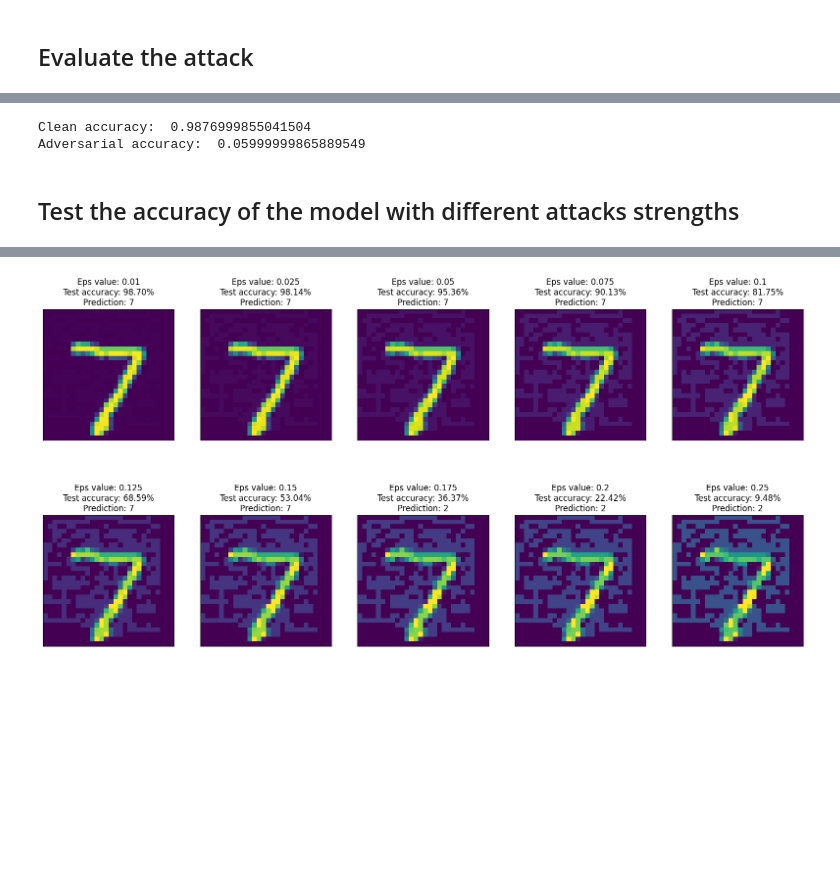
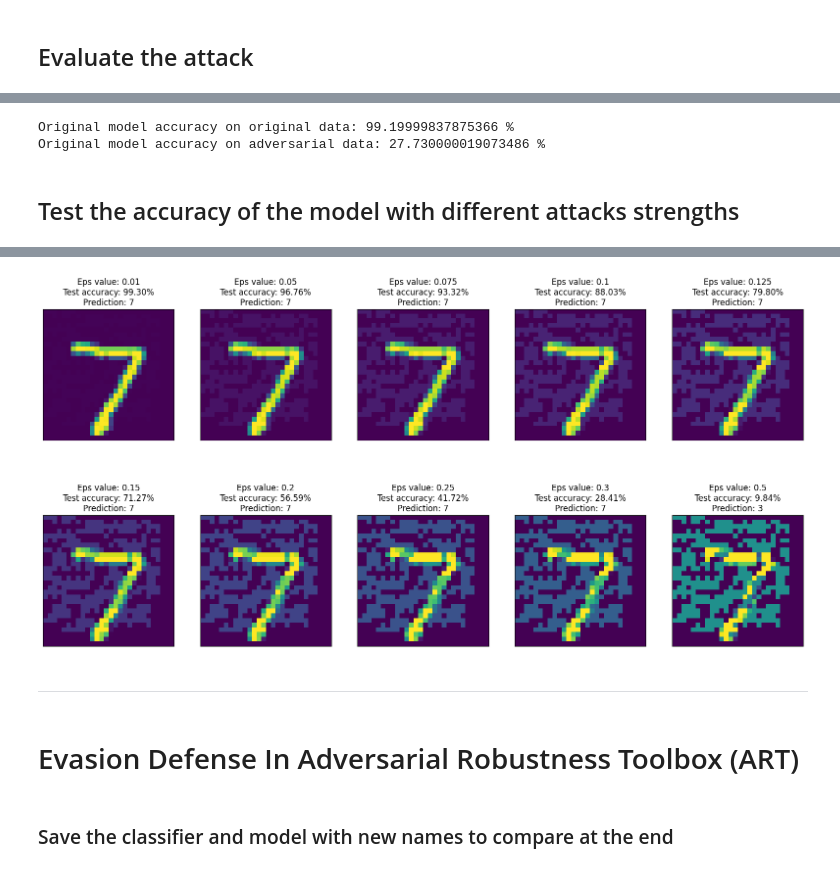
Before and after one commit to anaskanafani/ART_Implementation, a Jupyter notebook: attack_model.ipynb, the cells around one changed output, grey strips where cells are left out. Drawn from its saved outputs; the diff is of its cells as text; code cells hidden in the pictures; blank space fills up the shorter version.

Commit message:
feat: implement evasion attack and defense

```diff
--- a/attack_model.ipynb
+++ b/attack_model.ipynb
@@ -42,4 +61,5 @@ def make_model():
+# %%
+original_model = make_model()
+original_classifier = KerasClassifier(clip_values=(min_, max_), model=original_model, use_logits=False)
 # %%
-model = make_model()
-
-model.fit( x=train_images, y=train_labels, epochs=10, batch_size=256)
+original_classifier.fit( x=train_images, y=train_labels, nb_epochs=10, batch_size=128)
@@ -77,13 +108,13 @@ classifier = TensorFlowV2Classifier(clip_values=(
 Defining the attack
 # %%
 attack = FastGradientMethod(
-    estimator=classifier,
+    estimator=original_classifier,
     eps=0.3
     )
 # %% [markdown]
 Generate adversarial samples
 # %%
-test_images_adv = attack.generate(x=test_images)
+test_images_adv = attack.generate(x=test_images, y=test_labels)
 # %% [markdown]
 ## Visualize the attack
 # %%
@@ -113,16 +141,14 @@ score_adv = model.evaluate(test_images_adv, test_labels)
 # %%
-print("Clean accuracy: ", score_clean[1])
-print("Adversarial accuracy: ", score_adv[1])
+print("Original model accuracy on original data:", score_clean[1] * 100 , "%")
+print("Original model accuracy on adversarial data:", score_adv[1] * 100 , "%")
 # %% [output]
-Clean accuracy:  0.9876999855041504
-Adversarial accuracy:  0.05999999865889549
+Original model accuracy on original data: 99.19999837875366 %
+Original model accuracy on adversarial data: 27.730000019073486 %
 # %% [markdown]
 ## Test the accuracy of the model with different attacks strengths
 # %%
-# Setting the number of rows and columns for the figure
 nrows, ncols = 2, 5
 
-# Generating subplots
 fig, axes = plt.subplots(
     nrows=nrows,
     ncols=ncols,
@@ -130,17 +156,16 @@ fig, axes = plt.subplots(
 )
 
 # Defining a range of eps values to try
-eps_to_try = [0.01, 0.025, 0.05, 0.075, 0.1, 0.125, 0.15, 0.175, 0.2, 0.25]
+eps_to_try = [0.01, 0.05, 0.075, 0.1, 0.125, 0.15, 0.2, 0.25, 0.3, 0.5]
 
 # Defining a counting variable to traverse eps_to_try
 counter = 0
 
-# Iterating over rows and cols
 for i in range(nrows):
     for j in range(ncols):
         # Creating an attack object for the current value of eps
         attack = FastGradientMethod(
-            estimator=classifier,
+            estimator=original_classifier,
             eps=eps_to_try[counter]
         )
 
@@ -150,18 +175,18 @@ for i in range(nrows):
         # Showing the first adversarial image
         axes[i, j].imshow(X=test_images_adv[0].squeeze())
 
-        # Disabling x and y ticks
+        # Removing axes
         axes[i, j].set_xticks(ticks=[])
         axes[i, j].set_yticks(ticks=[])
 
-        # Evaluating model performance on adversarial samples and retrieving test accuracy
-        test_score = classifier._model.evaluate(
+        # Evaluating model performance on adversarial samples and get the test accuracy
+        test_score = original_classifier._model.evaluate(
             x=test_images_adv,
             y=test_labels,
         )[1]
 
-        # Getting prediction for the image that we displayed
-        prediction = np.argmax(model.predict(
+        # Getting prediction label for the image that we displayed
+        prediction = np.argmax(original_model.predict(
             x=np.expand_dims(a=test_images_adv[0],
                              axis=0)
         ))
@@ -173,9 +198,7 @@ for i in range(nrows):
             f"Prediction: {prediction}"
         )
 
-        # Incrementing counter
         counter += 1
 
-# Showing the plot
 plt.show()
 # %% [output]
@@ -202 +205,7 @@ plt.show()
-[figure, old version]
+[figure, new version]
+# %% [markdown]
+---
+# %% [markdown]
+# Evasion Defense In Adversarial Robustness Toolbox (ART)
+# %% [markdown]
+### Save the classifier and model with new names to compare at the end
```
Also changed, not shown: parts of 34 cells of this notebook, 2 other files.
